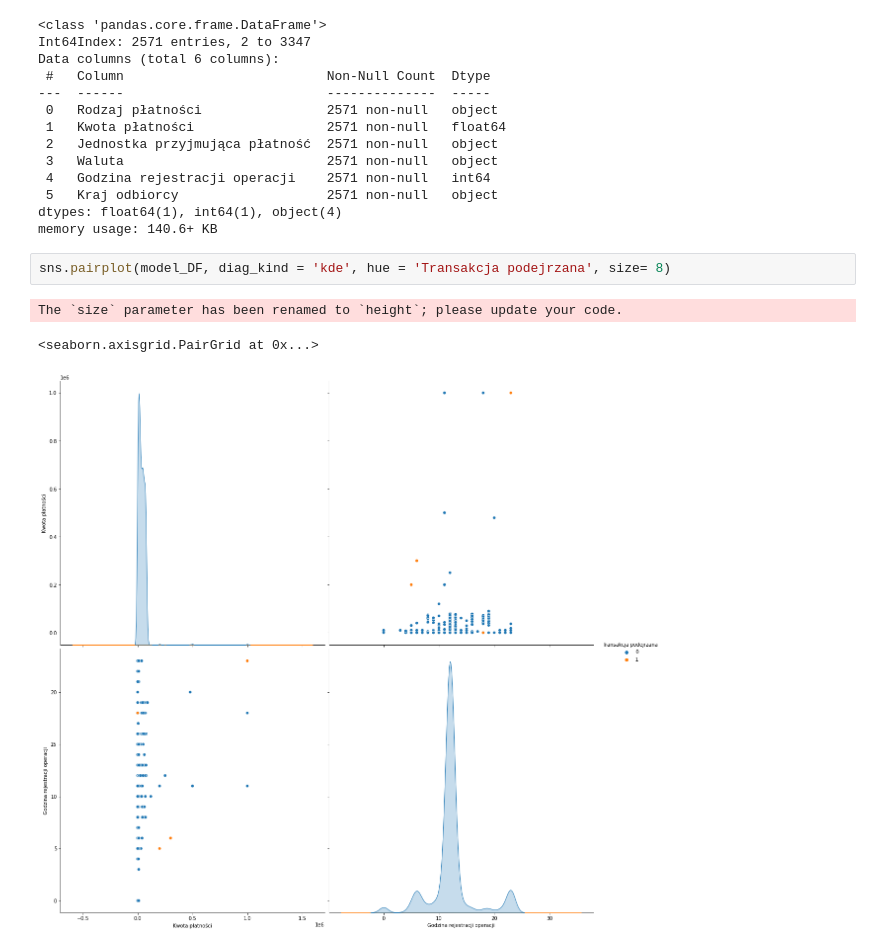
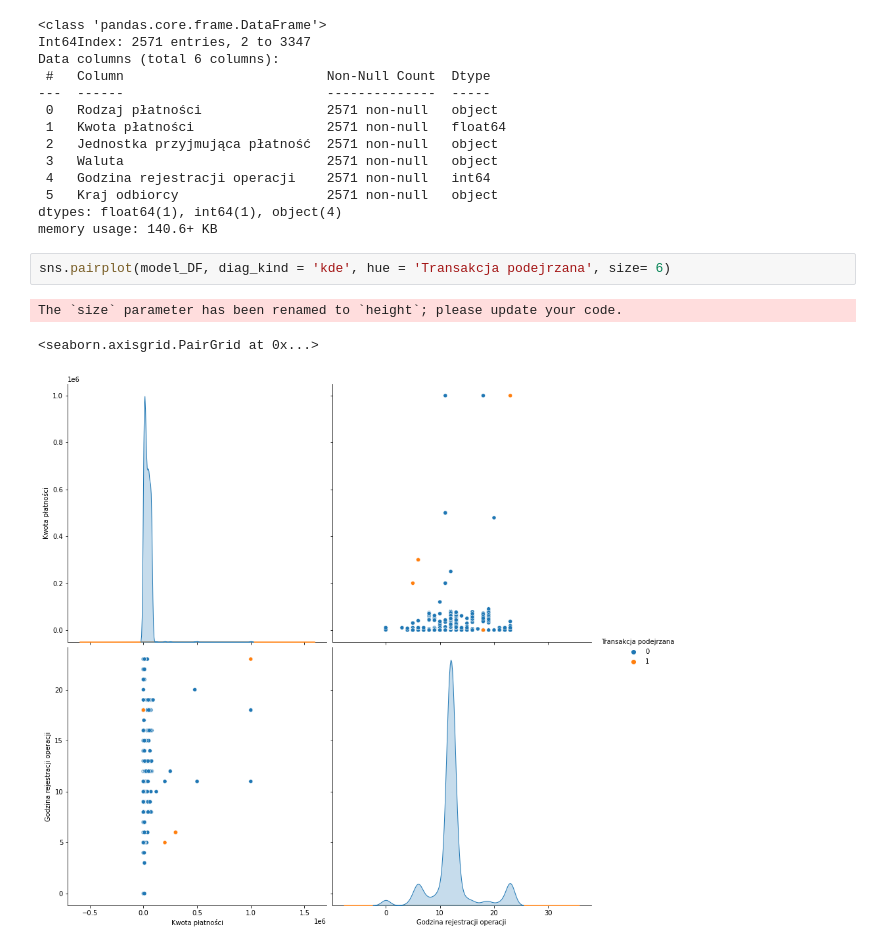
Before and after one commit to glinkapiotr/Asseco_Innovation, a Jupyter notebook: CodePlay_2020_SDS_data_API.ipynb, the cells around one changed output. Cells and saved outputs as stored; diff of their text form.

```diff
--- a/CodePlay_2020_SDS_data_API.ipynb
+++ b/CodePlay_2020_SDS_data_API.ipynb
@@ -886,8 +885,8 @@ Data columns (total 6 columns):
 dtypes: float64(1), int64(1), object(4)
 memory usage: 140.6+ KB
 # %%
-sns.pairplot(model_DF, diag_kind = 'kde', hue = 'Transakcja podejrzana', size= 8)
+sns.pairplot(model_DF, diag_kind = 'kde', hue = 'Transakcja podejrzana', size= 6)
 # %% [output]
 The `size` parameter has been renamed to `height`; please update your code.
 <seaborn.axisgrid.PairGrid at 0x...>
-[figure, old version]
+[figure, new version]
```
Also changed, not shown: parts of 18 cells of this notebook.
